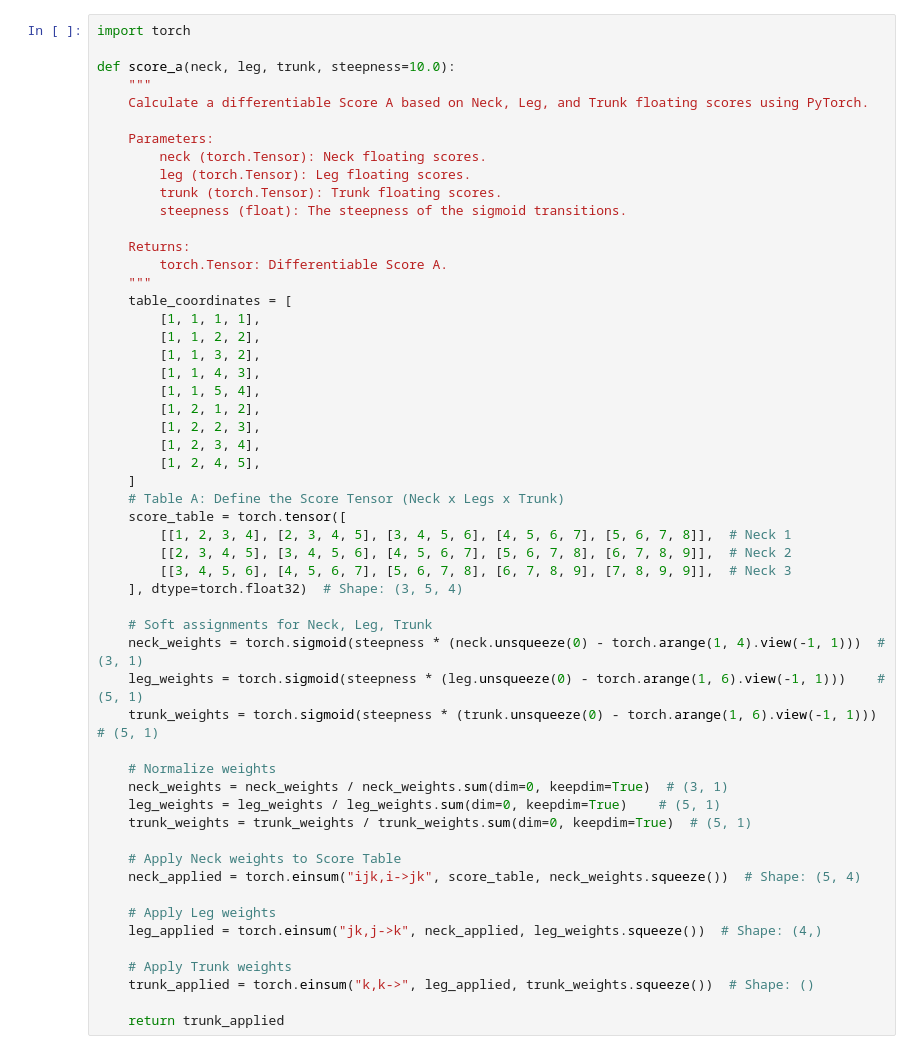
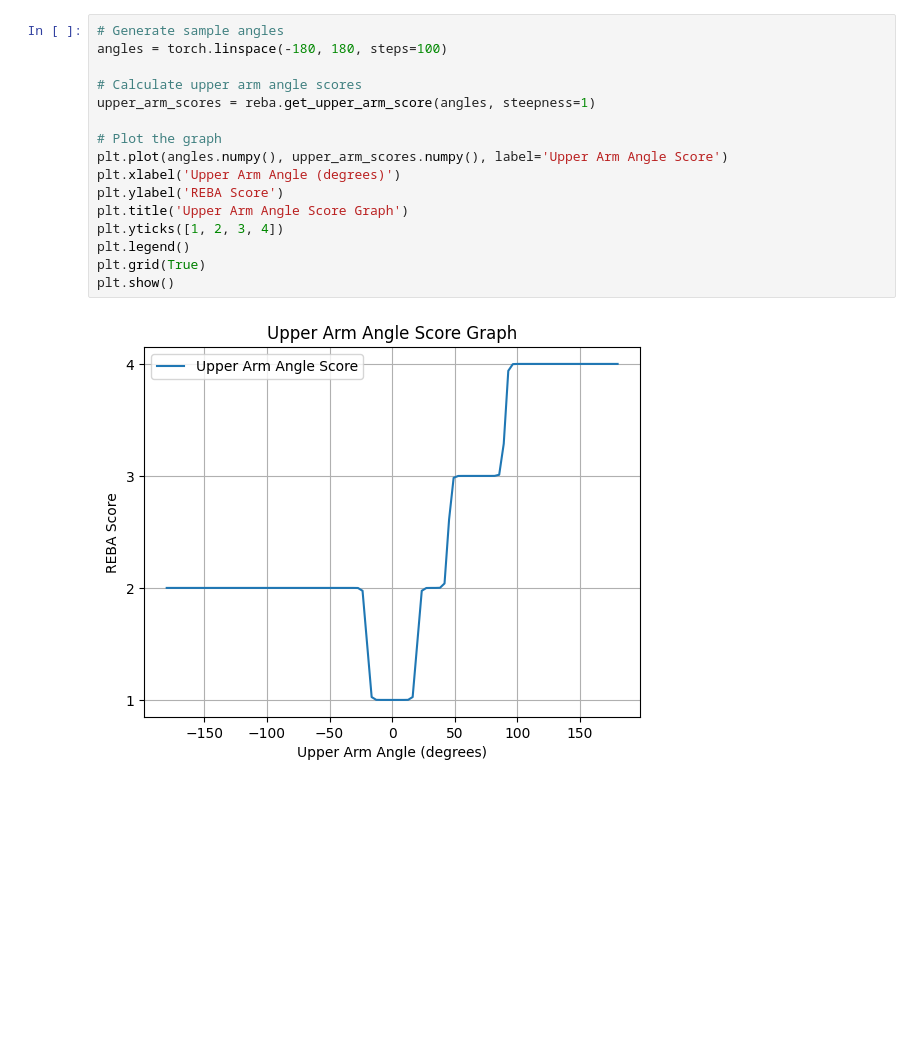
Before and after one commit to gwyong/umich, a Jupyter notebook: DPM/T2M-GPT/playground.ipynb, the cells around one changed output. Saved outputs shown, nothing was run; the diff lists cells and outputs as text; blank space fills up the shorter version.

```diff
--- a/DPM/T2M-GPT/playground.ipynb
+++ b/DPM/T2M-GPT/playground.ipynb
@@ -137,54 +64,18 @@ plt.show()
-# %%
-import torch
-
-def score_a(neck, leg, trunk, steepness=10.0):
-    """
-    Calculate a differentiable Score A based on Neck, Leg, and Trunk floating scores using PyTorch.
-
-    Parameters:
-        neck (torch.Tensor): Neck floating scores.
-        leg (torch.Tensor): Leg floating scores.
-        trunk (torch.Tensor): Trunk floating scores.
-        steepness (float): The steepness of the sigmoid transitions.
-
-    Returns:
-        torch.Tensor: Differentiable Score A.
-    """
-    table_coordinates = [
-        [1, 1, 1, 1],
-        [1, 1, 2, 2],
-        [1, 1, 3, 2],
-        [1, 1, 4, 3],
-        [1, 1, 5, 4],
-        [1, 2, 1, 2],
-        [1, 2, 2, 3],
-        [1, 2, 3, 4],
-        [1, 2, 4, 5],
-    ]
-    # Table A: Define the Score Tensor (Neck x Legs x Trunk)
-    score_table = torch.tensor([
-        [[1, 2, 3, 4], [2, 3, 4, 5], [3, 4, 5, 6], [4, 5, 6, 7], [5, 6, 7, 8]],  # Neck 1
-        [[2, 3, 4, 5], [3, 4, 5, 6], [4, 5, 6, 7], [5, 6, 7, 8], [6, 7, 8, 9]],  # Neck 2
-        [[3, 4, 5, 6], [4, 5, 6, 7], [5, 6, 7, 8], [6, 7, 8, 9], [7, 8, 9, 9]],  # Neck 3
-    ], dtype=torch.float32)  # Shape: (3, 5, 4)
-
-    # Soft assignments for Neck, Leg, Trunk
-    neck_weights = torch.sigmoid(steepness * (neck.unsqueeze(0) - torch.arange(1, 4).view(-1, 1)))  # (3, 1)
-    leg_weights = torch.sigmoid(steepness * (leg.unsqueeze(0) - torch.arange(1, 6).view(-1, 1)))    # (5, 1)
-    trunk_weights = torch.sigmoid(steepness * (trunk.unsqueeze(0) - torch.arange(1, 6).view(-1, 1))) # (5, 1)
-
-    # Normalize weights
-    neck_weights = neck_weights / neck_weights.sum(dim=0, keepdim=True)  # (3, 1)
-    leg_weights = leg_weights / leg_weights.sum(dim=0, keepdim=True)    # (5, 1)
-    trunk_weights = trunk_weights / trunk_weights.sum(dim=0, keepdim=True)  # (5, 1)
-
-    # Apply Neck weights to Score Table
-    neck_applied = torch.einsum("ijk,i->jk", score_table, neck_weights.squeeze())  # Shape: (5, 4)
-
-    # Apply Leg weights
-    leg_applied = torch.einsum("jk,j->k", neck_applied, leg_weights.squeeze())  # Shape: (4,)
-
-    # Apply Trunk weights
-    trunk_applied = torch.einsum("k,k->", leg_applied, trunk_weights.squeeze())  # Shape: ()
-
-    return trunk_applied
+# %%
+# Generate sample angles
+angles = torch.linspace(-180, 180, steps=100)
+
+# Calculate upper arm angle scores
+upper_arm_scores = reba.get_upper_arm_score(angles, steepness=1)
+
+# Plot the graph
+plt.plot(angles.numpy(), upper_arm_scores.numpy(), label='Upper Arm Angle Score')
+plt.xlabel('Upper Arm Angle (degrees)')
+plt.ylabel('REBA Score')
+plt.title('Upper Arm Angle Score Graph')
+plt.yticks([1, 2, 3, 4])
+plt.legend()
+plt.grid(True)
+plt.show()
+# %% [output]
+[figure, added]
```
Also changed, not shown: parts of 19 cells of this notebook, 1 other file.
